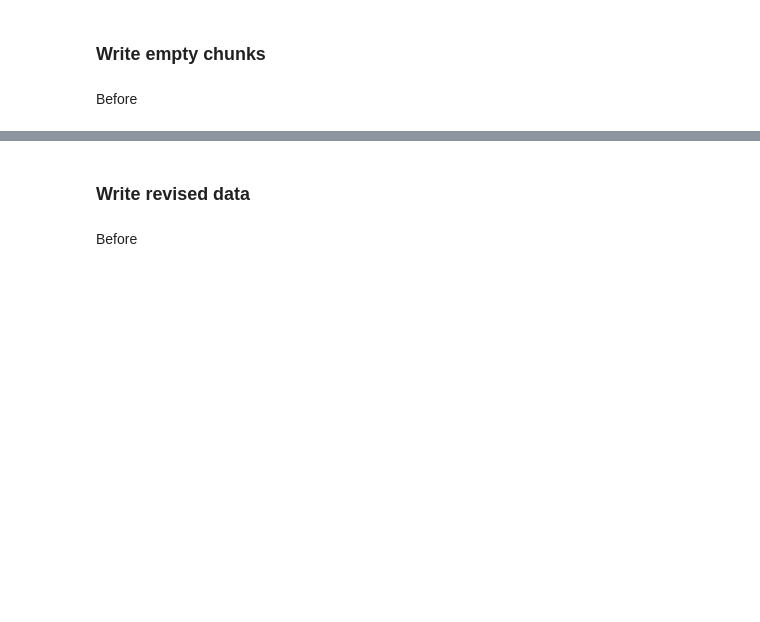
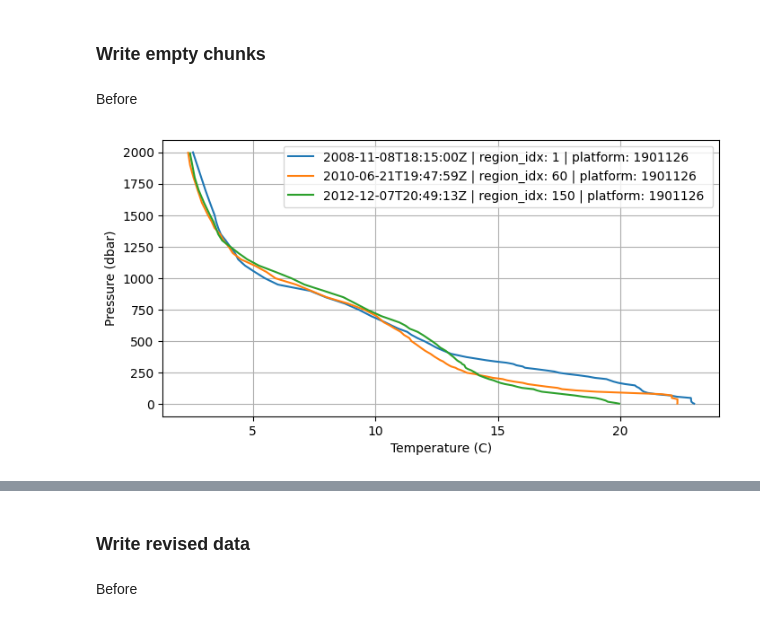
Before and after one commit to vietnguyengit/update_zarr_region, a Jupyter notebook: notebooks/demo.ipynb, the cells around one changed output, grey strips where cells are left out. Cells and saved outputs as stored; diff of their text form; code cells hidden in the pictures; blank space fills up the shorter version.

```diff
--- a/notebooks/demo.ipynb
+++ b/notebooks/demo.ipynb
@@ -174,7 +137,10 @@ Frozen({'time': (10, 10, 10), 'lat': (1000, 1000, 1000, 1000, 500), 'lon': (1000
 # %% [markdown]
 # Argo
 # %%
-%time
-
-argo_store_path = 's3://imos-data-lab-optimised/4428/argo/'
-argo_store = get_zarr_store(argo_store_path)
+import s3fs
+import xarray as xr
+s3_store_path = 's3://imos-data-lab-optimised/4428/argo'
+s3 = s3fs.S3FileSystem(anon=False)
+s3_store = s3fs.S3Map(root=f'{s3_store_path}', s3=s3, check=False)
+data = xr.open_zarr(s3_store)
+data
@@ -183,12 +181,24 @@ argo_store = get_zarr_store(argo_store_path)
 # %% [markdown]
 Before
 # %%
-argo_ds = xr.open_zarr(argo_store)
-argo_region_index = 26
-plt.scatter(argo_ds.PSAL_ADJUSTED[argo_region_index], argo_ds.TEMP_ADJUSTED[argo_region_index])
-plt.xlabel('Salinity')
-plt.ylabel('Temperature (Ã‚Â°C)')
-plt.grid()
-plt.title('Argo Float #%d on %s' % (argo_ds.PLATFORM_NUMBER[argo_region_index].values,
-                                    np_dt64_to_dt(argo_ds.JULD[argo_region_index].values)))
+region_idx_1 = 1
+region_idx_2 = 60
+region_idx_3 = 150
+
+fig, (ax1) = plt.subplots(1, sharey=True, figsize=(8,4))
+ax1.plot(data.TEMP_ADJUSTED[region_idx_1], data.PRES_ADJUSTED[region_idx_1],
+             label=f"{np_dt64_to_dt(data.JULD[region_idx_1].values)} | region_idx: {region_idx_1} | platform: {data.PLATFORM_NUMBER[region_idx_1].values}")
+ax1.plot(data.TEMP_ADJUSTED[region_idx_2], data.PRES_ADJUSTED[region_idx_2],
+             label=f"{np_dt64_to_dt(data.JULD[region_idx_2].values)} | region_idx: {region_idx_2} | platform: {data.PLATFORM_NUMBER[region_idx_2].values}")
+ax1.plot(data.TEMP_ADJUSTED[region_idx_3], data.PRES_ADJUSTED[region_idx_3],
+             label=f"{np_dt64_to_dt(data.JULD[region_idx_3].values)} | region_idx: {region_idx_3} | platform: {data.PLATFORM_NUMBER[region_idx_3].values}")
+ax1.set_ylabel('Pressure (dbar)')
+ax1.set_xlabel('Temperature (C)')
+# ax1.invert_yaxis()
+ax1.legend()
+# Add some gridlines
+ax1.grid()
+plt.show()
+# %% [output]
+[figure, added]
 # %% [markdown]
```
Also changed, not shown: parts of 11 cells of this notebook, 6 other files.
